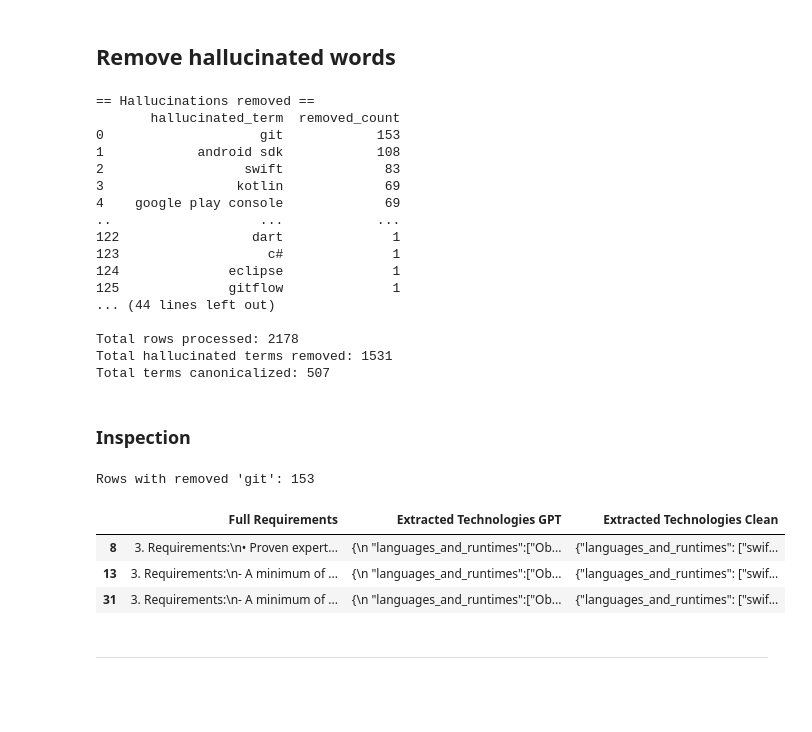
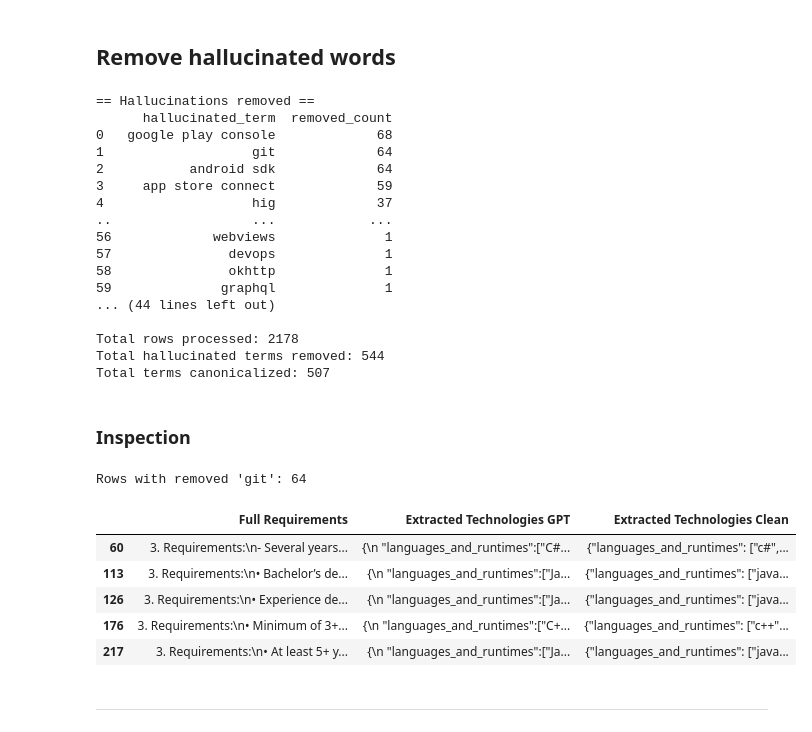
Before and after one commit to S0la1re/Research-work-new, a Jupyter notebook: Data Processing/Data Preparation.ipynb, the cells around one changed output. Drawn from its saved outputs; the diff is of its cells as text; code cells hidden in the pictures; blank space fills up the shorter version.

```diff
--- a/Data Processing/Data Preparation.ipynb
+++ b/Data Processing/Data Preparation.ipynb
@@ -1113,7 +1113,9 @@ def remove_hallucinated(row):
     text_raw   = (row.get("Full Requirements") or "")
     text_lower = text_raw.lower()
 
-    tokens  = re.findall(r"[a-z0-9\+\#\.-]+", text_lower)
+    token_pattern = r"\.?[a-z0-9\+\#-]+(?:\.[a-z0-9\+\#-]+)*"
+    tokens = re.findall(token_pattern, text_lower)
+
     ngrams  = make_ngrams(tokens)
 
     extracted = row.get("Extracted Technologies GPT", "")
@@ -1161,21 +1163,21 @@ print(f"Total hallucinated terms removed: {sum(removed_counter.values())}")
 print(f"Total terms canonicalized: {sum(canonicalized_counter.values())}")
 # %% [output]
 == Hallucinations removed ==
-       hallucinated_term  removed_count
-0                    git            153
-1            android sdk            108
-2                  swift             83
-3                 kotlin             69
-4    google play console             69
-..                   ...            ...
-122                 dart              1
-123                   c#              1
-124              eclipse              1
-125              gitflow              1
+      hallucinated_term  removed_count
+0   google play console             68
+1                   git             64
+2           android sdk             64
+3     app store connect             59
+4                   hig             37
+..                  ...            ...
+56             webviews              1
+57               devops              1
+58               okhttp              1
+59              graphql              1
 ... (44 lines left out)
 
 Total rows processed: 2178
-Total hallucinated terms removed: 1531
+Total hallucinated terms removed: 544
 Total terms canonicalized: 507
 # %% [markdown]
 ### Inspection
@@ -1196,22 +1198,24 @@ df_final_extracted["removed_terms"] = orig_sets.subtract(clean_sets)
 # %%
 term = "git"                       # или "google play console", "android sdk", …
 
 mask = df_final_extracted["removed_terms"].apply(lambda s: term.lower() in s)
 
 view_cols = ["Full Requirements",
              "Extracted Technologies GPT",
              "Extracted Technologies Clean"]
 
 df_debug = df_final_extracted.loc[mask, view_cols]
 
 print(f"Rows with removed '{term}': {len(df_debug)}")
-df_debug.head(3)                   # покажет первые 3 совпадения
+df_debug.head(5)                   # покажет первые 3 совпадения
 # %% [output]
-Rows with removed 'git': 153
+Rows with removed 'git': 64
 |  | Full Requirements | Extracted Technologies GPT | Extracted Technologies Clean |
-| 8 | 3. Requirements:\n• Proven expert... | {\n "languages_and_runtimes":["Ob... | {"languages_and_runtimes": ["swif... |
-| 13 | 3. Requirements:\n- A minimum of ... | {\n "languages_and_runtimes":["Ob... | {"languages_and_runtimes": ["swif... |
-| 31 | 3. Requirements:\n- A minimum of ... | {\n "languages_and_runtimes":["Ob... | {"languages_and_runtimes": ["swif... |
+| 60 | 3. Requirements:\n- Several years... | {\n "languages_and_runtimes":["C#... | {"languages_and_runtimes": ["c#",... |
+| 113 | 3. Requirements:\n• Bachelor’s de... | {\n "languages_and_runtimes":["Ja... | {"languages_and_runtimes": ["java... |
+| 126 | 3. Requirements:\n• Experience de... | {\n "languages_and_runtimes":["Ja... | {"languages_and_runtimes": ["java... |
+| 176 | 3. Requirements:\n• Minimum of 3+... | {\n "languages_and_runtimes":["C+... | {"languages_and_runtimes": ["c++"... |
+| 217 | 3. Requirements:\n• At least 5+ y... | {\n "languages_and_runtimes":["Ja... | {"languages_and_runtimes": ["java... |
 # %% [markdown]
 ----
 # %%
```
